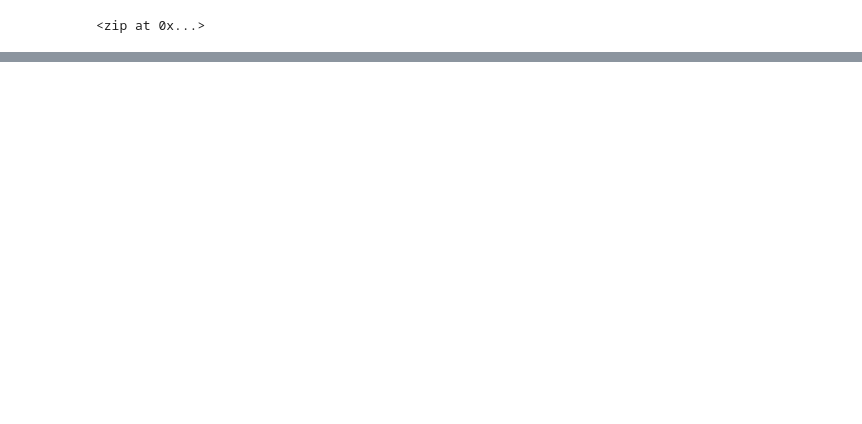
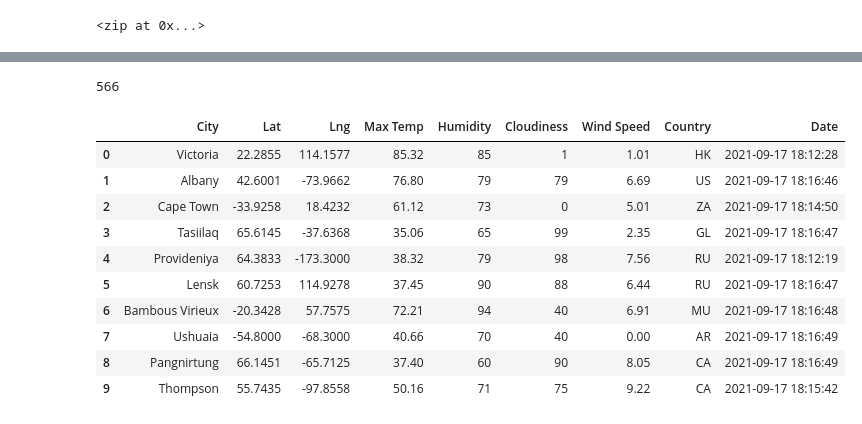
Before and after one commit to c-geisel/World_Weather_Analysis, a Jupyter notebook: WeatherPy.ipynb, the cells around one changed output, grey strips where cells are left out. Saved outputs shown, nothing was run; the diff lists cells and outputs as text; code cells hidden in the pictures; blank space fills up the shorter version.

```diff
--- a/WeatherPy.ipynb
+++ b/WeatherPy.ipynb
@@ -34,0 +128,20 @@ len(cities)
+# %%
+len(city_data)
+# %% [output]
+566
+# %%
+# Convert the array of dictionaries to a Pandas DataFrame.
+city_data_df = pd.DataFrame(city_data)
+city_data_df.head(10)
+# %% [output]
+|  | City | Lat | Lng | Max Temp | Humidity | Cloudiness | Wind Speed | Country | Date |
+| 0 | Victoria | 22.2855 | 114.1577 | 85.32 | 85 | 1 | 1.01 | HK | 2021-09-17 18:12:28 |
+| 1 | Albany | 42.6001 | -73.9662 | 76.80 | 79 | 79 | 6.69 | US | 2021-09-17 18:16:46 |
+| 2 | Cape Town | -33.9258 | 18.4232 | 61.12 | 73 | 0 | 5.01 | ZA | 2021-09-17 18:14:50 |
+| 3 | Tasiilaq | 65.6145 | -37.6368 | 35.06 | 65 | 99 | 2.35 | GL | 2021-09-17 18:16:47 |
+| 4 | Provideniya | 64.3833 | -173.3000 | 38.32 | 79 | 98 | 7.56 | RU | 2021-09-17 18:12:19 |
+| 5 | Lensk | 60.7253 | 114.9278 | 37.45 | 90 | 88 | 6.44 | RU | 2021-09-17 18:16:47 |
+| 6 | Bambous Virieux | -20.3428 | 57.7575 | 72.21 | 94 | 40 | 6.91 | MU | 2021-09-17 18:16:48 |
+| 7 | Ushuaia | -54.8000 | -68.3000 | 40.66 | 70 | 40 | 0.00 | AR | 2021-09-17 18:16:49 |
+| 8 | Pangnirtung | 66.1451 | -65.7125 | 37.40 | 60 | 90 | 8.05 | CA | 2021-09-17 18:16:49 |
+| 9 | Thompson | 55.7435 | -97.8558 | 50.16 | 71 | 75 | 9.22 | CA | 2021-09-17 18:15:42 |
```
Also changed, not shown: parts of 7 cells of this notebook.
